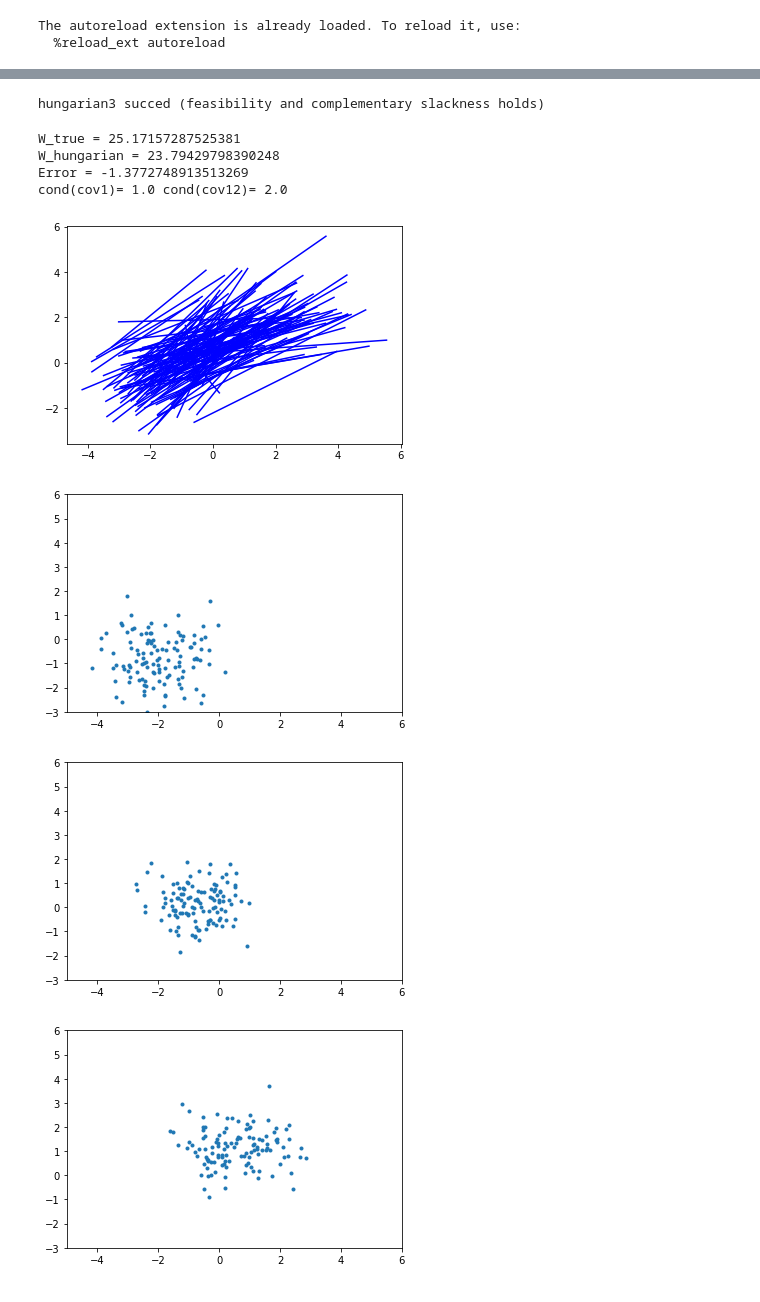
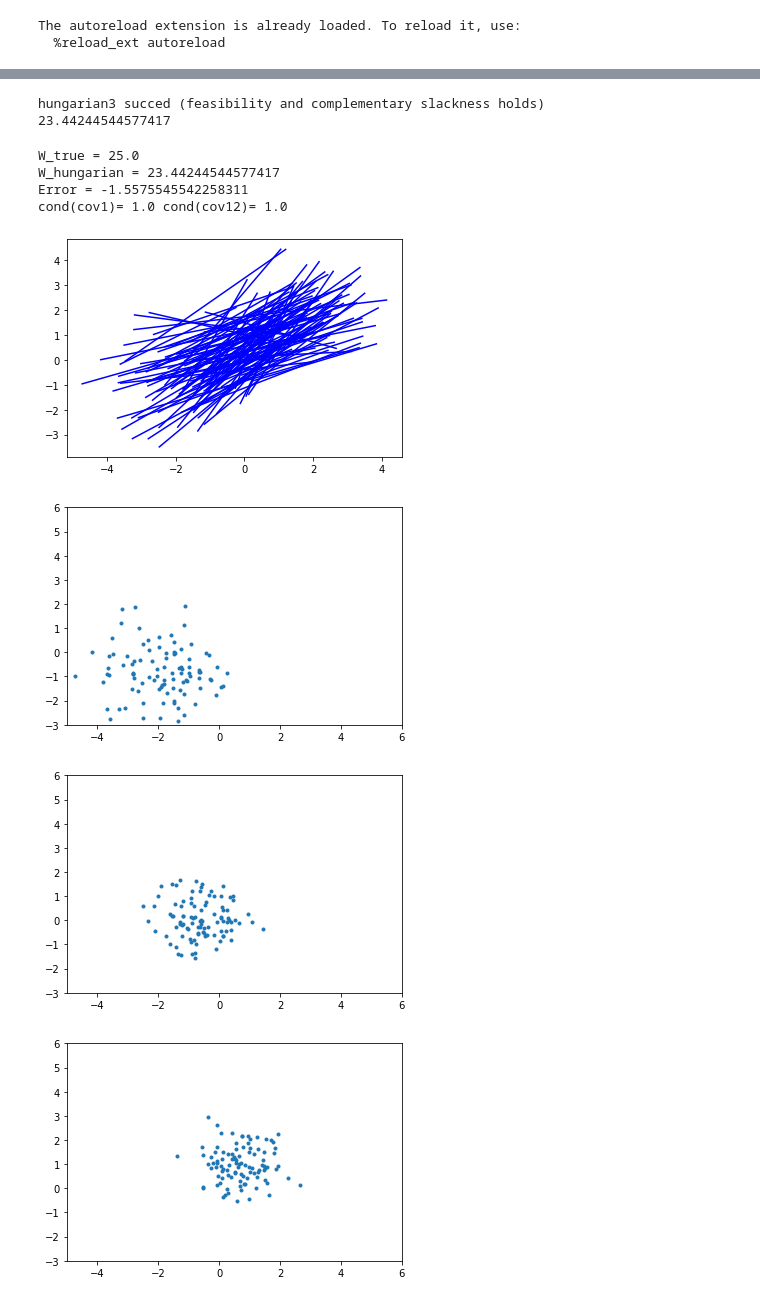
Before and after one commit to Benoit-Muller/Computational-Optimal-Transport, a Jupyter notebook: hungarian_analysis.ipynb, the cells around one changed output, grey strips where cells are left out. Drawn from its saved outputs; the diff is of its cells as text; code cells hidden in the pictures.

```diff
--- a/hungarian_analysis.ipynb
+++ b/hungarian_analysis.ipynb
@@ -18,16 +21,20 @@ The autoreload extension is already loaded. To reload it, use:
 %matplotlib inline
 rng = np.random.default_rng(1234)
 d = 2
-n=120
-mean1, mean2 = np.array([-2,-1]), np.array([2,2])
-cov1, cov2 = np.array([[1,0],[0,1]]), np.array([[2,0],[0,1]])
+n=100
+if d==2:
+    mean1, mean2 = np.array([-2,-1]), np.array([2,2])
+else:
+    mean1, mean2 = rng.normal(size=d), rng.normal(size=d)
+cov1, cov2 = np.eye(d), np.eye(d)
 
 transport, W_true = gaussian_transport(mean1, cov1, mean2, cov2)
 mu, nu, C = gaussian_discreatization(mean1, cov1, mean2, cov2, n, rng)
 
-plt.plot(mu[:,0],mu[:,1],'.')
-plt.title("Gaussian discretization, cond(cov1)="+str(np.linalg.cond(cov1)))
-plt.plot(nu[:,0],nu[:,1],'.')
-plt.title("Gaussian discretization, cond(cov2)="+str(np.linalg.cond(cov2)))
-plt.savefig("graphics/hungarian_mu_nu.pdf")
+if d==2:
+    plt.plot(mu[:,0],mu[:,1],'.')
+    plt.title("Gaussian discretization, cond(cov1)="+str(np.linalg.cond(cov1)))
+    plt.plot(nu[:,0],nu[:,1],'.')
+    plt.title("Gaussian discretization, cond(cov2)="+str(np.linalg.cond(cov2)))
+    plt.savefig("graphics/hungarian_mu_nu.pdf")
 # %% [output]
@@ -35,32 +42,34 @@ plt.savefig("graphics/hungarian_mu_nu.pdf")
 # %%
-row,x,phi,U,V, W_hungarian = hungarian3(C)
+row,x,phi,U,V, W_hungarian = hungarian3(C,tol=1e1)
+print(W_hungarian)
 # %% [output]
 hungarian3 succed (feasibility and complementary slackness holds)
+23.44244544577417
 # %%
 row = row.astype(np.int16)
 print("W_true =",W_true)
 #transported_mu = np.array([transport(mu[:,i] for i in range(n))]).T
 #W_true_discretized = np.sum((mu[:,np.newaxis,:] - transported_mu)**2, axis=2) / n
 print("W_hungarian =",W_hungarian)
 print("Error =",W_hungarian-W_true)
 print("cond(cov1)=",np.linalg.cond(cov1),"cond(cov12)=",np.linalg.cond(cov2))
 
-plt.plot([mu[:,0],nu[row,0]],[mu[:,1],nu[row,1]],'blue')
-
-for i,t in enumerate(np.linspace(0,1,4)):
-    plt.figure()
-    xx = (1-t)*mu[:,0] + t*nu[row,0]
-    yy = (1-t)*mu[:,1] + t*nu[row,1]
-    plt.xlim((-5,6))
-    plt.ylim((-3,6))
-    plt.plot(xx,yy,'.')
-    plt.savefig("graphics/hungarian_geodesic"+str(i)+".pdf")
+if d==2:
+    plt.plot([mu[:,0],nu[row,0]],[mu[:,1],nu[row,1]],'blue')
+    for i,t in enumerate(np.linspace(0,1,4)):
+        plt.figure()
+        xx = (1-t)*mu[:,0] + t*nu[row,0]
+        yy = (1-t)*mu[:,1] + t*nu[row,1]
+        plt.xlim((-5,6))
+        plt.ylim((-3,6))
+        plt.plot(xx,yy,'.')
+        plt.savefig("graphics/hungarian_geodesic"+str(i)+".pdf")
 # %% [output]
-W_true = 25.17157287525381
-W_hungarian = 23.79429798390248
-Error = -1.3772748913513269
-cond(cov1)= 1.0 cond(cov12)= 2.0
+W_true = 25.0
+W_hungarian = 23.44244544577417
+Error = -1.5575545542258311
+cond(cov1)= 1.0 cond(cov12)= 1.0
-[figure, old version]
+[figure, new version]
-[figure, old version]
+[figure, new version]
-[figure, old version]
+[figure, new version]
-[figure, old version]
+[figure, new version]
```
Also changed, not shown: parts of 12 cells of this notebook, 11 other files.
